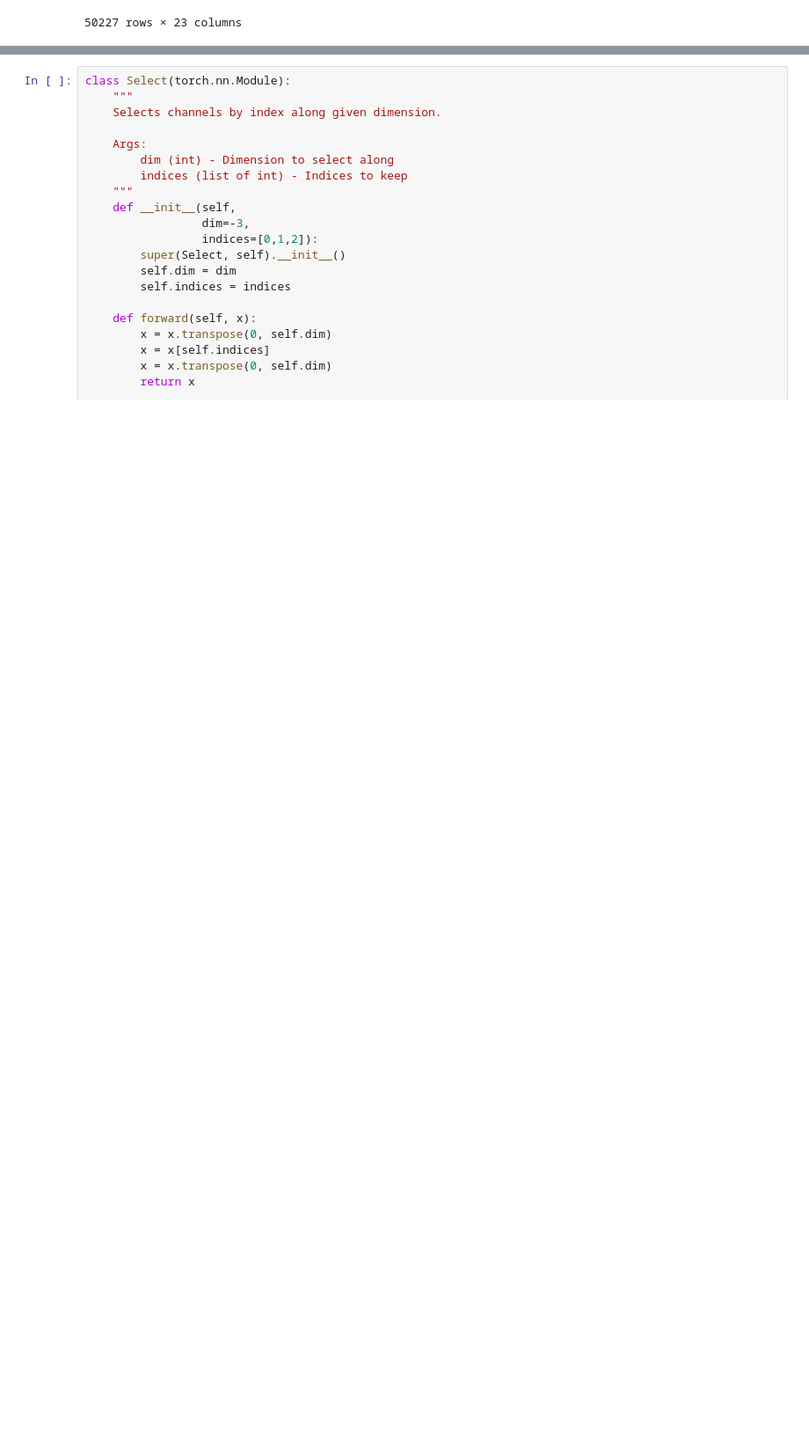
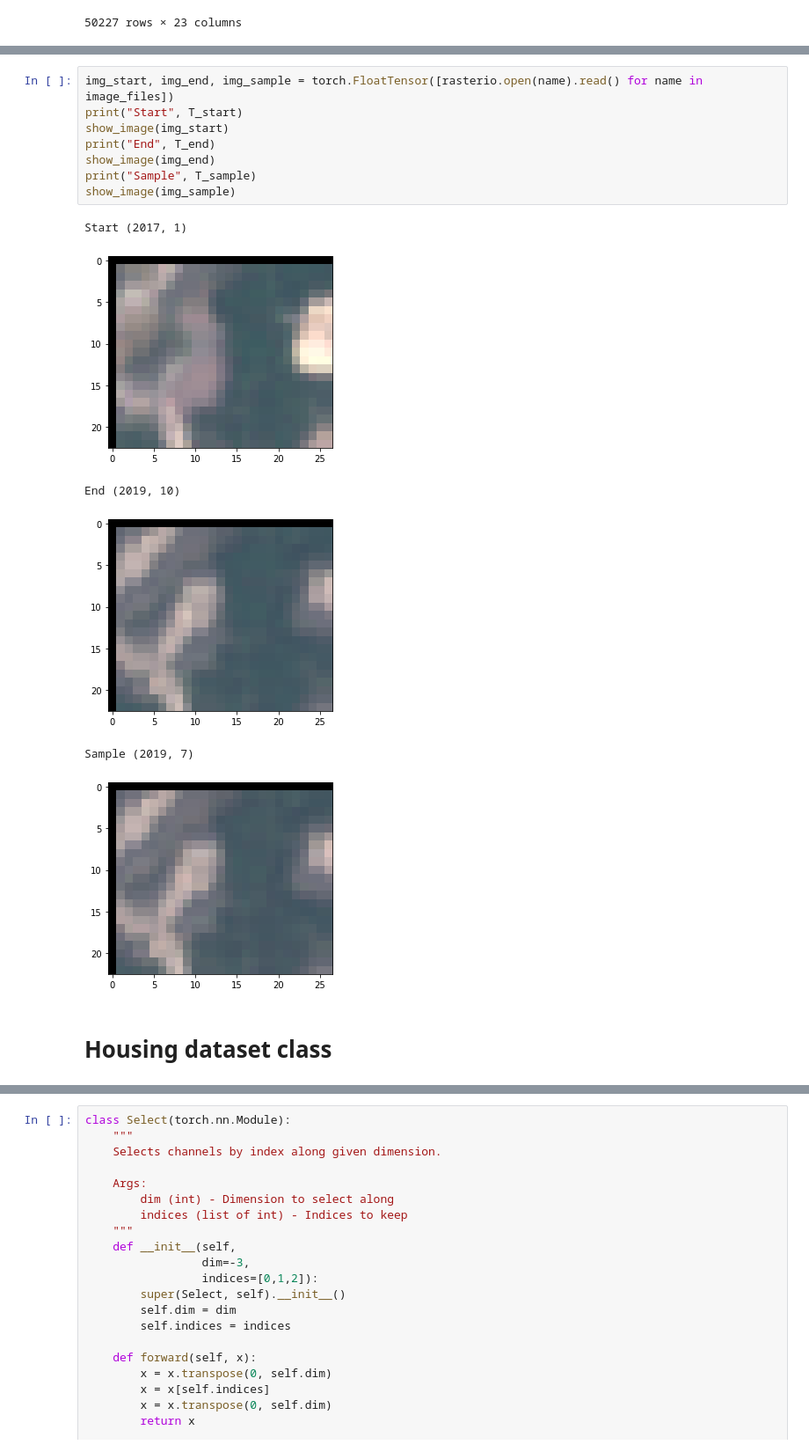
Before and after one commit to patrickliu2011/event_pred, a Jupyter notebook: data.ipynb, the cells around one changed output, grey strips where cells are left out. Shown at 88% size. Drawn from its saved outputs; the diff is of its cells as text; blank space fills up the shorter version.

```diff
--- a/data.ipynb
+++ b/data.ipynb
@@ -62,0 +119,17 @@ show_series(images)
+# %%
+img_start, img_end, img_sample = torch.FloatTensor([rasterio.open(name).read() for name in image_files])
+print("Start", T_start)
+show_image(img_start)
+print("End", T_end)
+show_image(img_end)
+print("Sample", T_sample)
+show_image(img_sample)
+# %% [output]
+Start (2017, 1)
+[figure, added]
+End (2019, 10)
+[figure, added]
+Sample (2019, 7)
+[figure, added]
+# %% [markdown]
+# Housing dataset class
```
Also changed, not shown: parts of 17 cells of this notebook, 5 other files.
